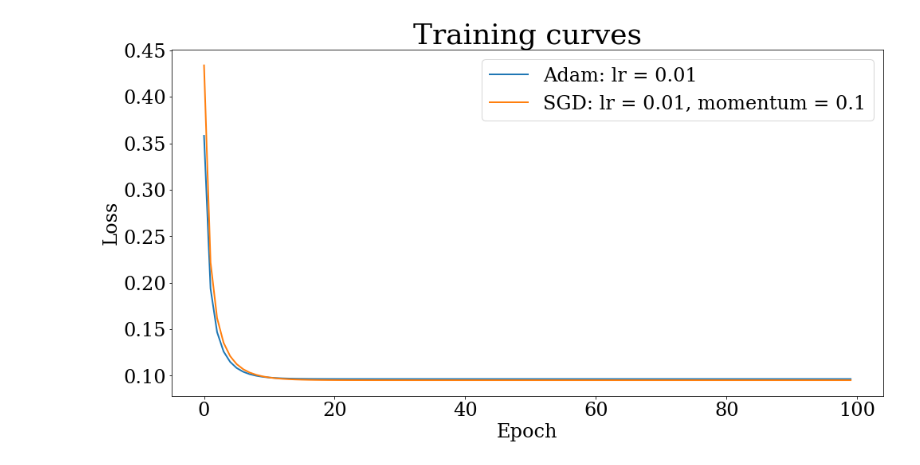
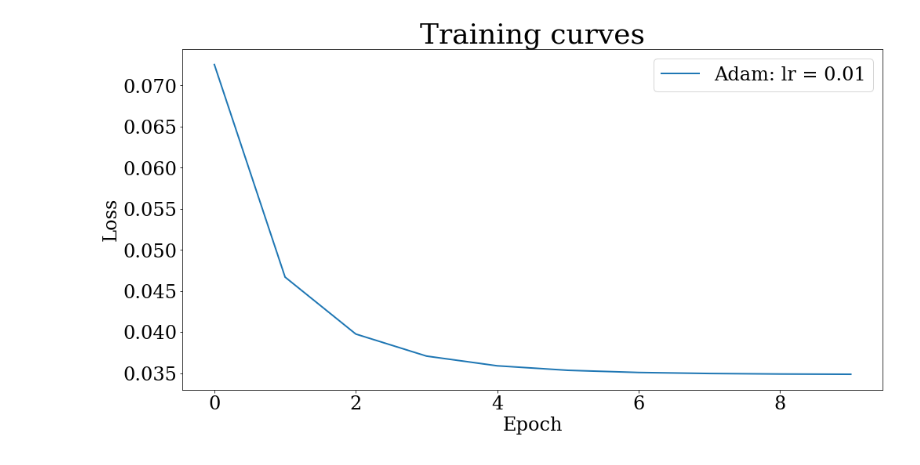
Before and after one commit to Intelligent-Systems-Phystech/2022-Project-94, a Jupyter notebook: code/experiments .ipynb, the cells around one changed output. Saved outputs shown, nothing was run; the diff lists cells and outputs as text; code cells hidden in the pictures.

```diff
--- a/code/experiments .ipynb
+++ b/code/experiments .ipynb
@@ -4,13 +4,13 @@ from src.data_processing import get_traindl
 from torch.optim import Adam, SGD
 import torch
 # %%
-num_epochs = 100
+num_epochs = 10
 n = 1
 long = 234
 lat = 346
 
 model = HailNet(n, long, lat)
-train_dl = get_traindl((2007, 2007), "tmean", "data/Tambov")
+train_dl = get_traindl((2001, 2005), "mean_2m_air_temperature", "data/Tambov")
 loss_fn = torch.nn.BCELoss()
 opt_sgd = SGD(model.parameters(), lr=0.01, momentum=0.1)
 opt_adam = Adam(model.parameters(), lr=0.1)
@@ -38,21 +31,21 @@ Epoch: 99 | Loss: 0.09650066494941711
 # %%
 from matplotlib import pylab as plt
 plt.rcParams['font.family'] = 'DejaVu Serif'
 plt.rcParams['lines.linewidth'] = 2
 plt.rcParams['lines.markersize'] = 12
 plt.rcParams['xtick.labelsize'] = 24
 plt.rcParams['ytick.labelsize'] = 24
 plt.rcParams['legend.fontsize'] = 24
 plt.rcParams['axes.titlesize'] = 36
 plt.rcParams['axes.labelsize'] = 24
 ### Сохранение изображения ###
 plt.figure(figsize = (16,  8))
 plt.xlabel("Epoch")
 plt.ylabel("Loss")
 plt.title("Training curves")
 plt.plot(losses_adam, label = "Adam: lr = 0.01")
-plt.plot(losses_sgd, label = "SGD: lr = 0.01, momentum = 0.1")
+#plt.plot(losses_sgd, label = "SGD: lr = 0.01, momentum = 0.1")
 plt.legend()
 plt.show()
 # %% [output]
-[figure, old version]
+[figure, new version]
```
Also changed, not shown: parts of 8 cells of this notebook, 4 other files.
